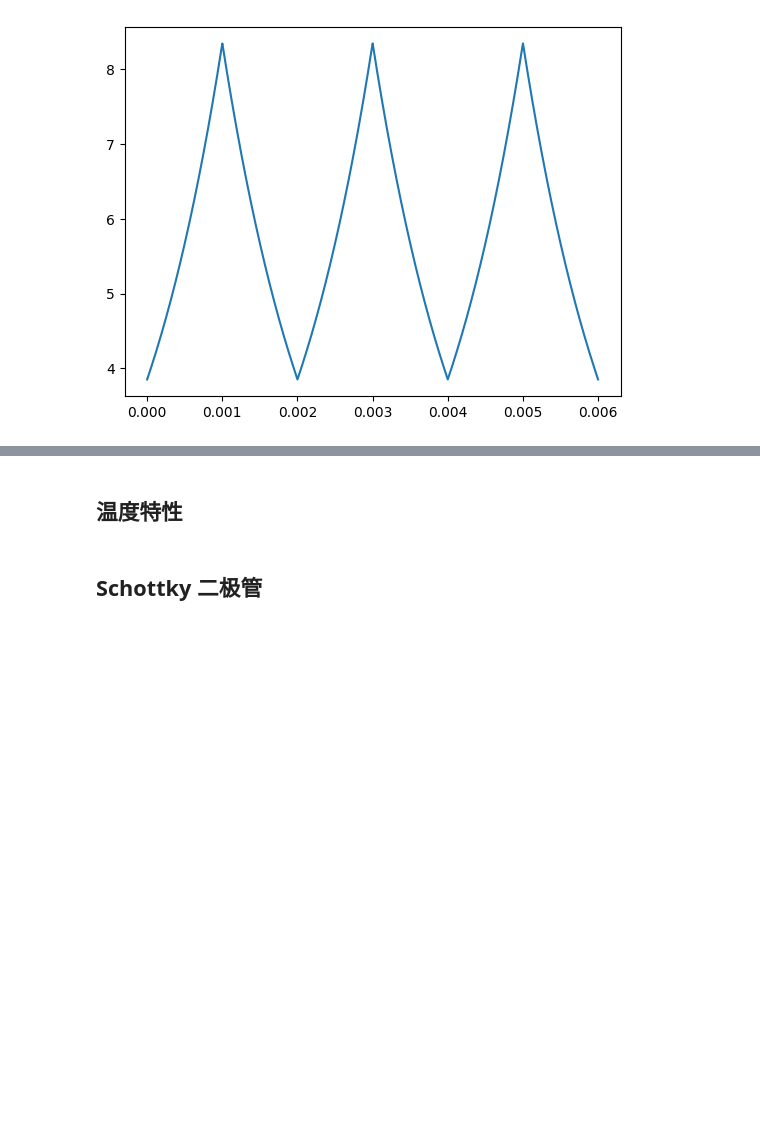
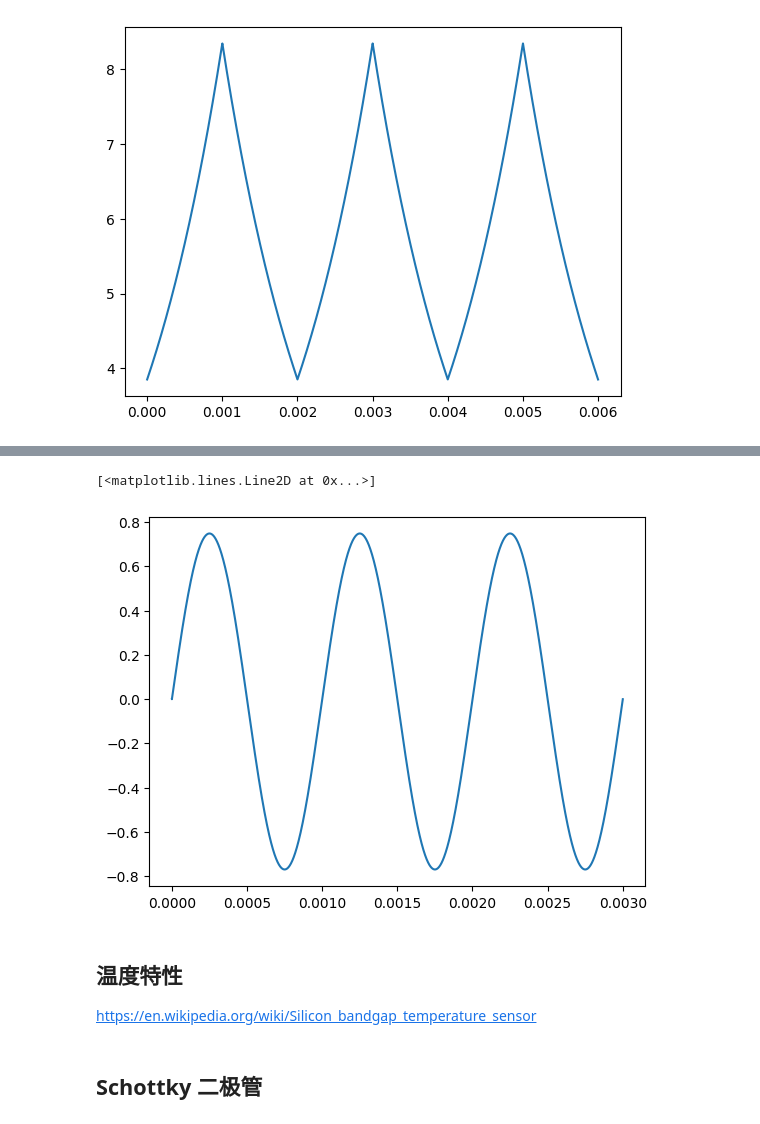
Before and after one commit to chenshuo/nuedc, a Jupyter notebook: docs/diode.ipynb, the cells around one changed output, grey strips where cells are left out. Cells and saved outputs as stored; diff of their text form; code cells hidden in the pictures; blank space fills up the shorter version.

```diff
--- a/docs/diode.ipynb
+++ b/docs/diode.ipynb
@@ -169,5 +207,21 @@ plt.plot(ng.vector('time'), -1e3*ng.vector('v#branch'))
+# %%
+ng.cmd('tran 1u 3m')
+t = ng.vector('time')
+Vin = ng.vector('vcc')
+Vd = ng.vector('d')
+Id = -1e3 * ng.vector('v#branch')
+fig, ax = plt.subplots()
+# plt.plot(t, Vin)
+plt.plot(t, 1e3*(Vd - 0.6848112))
+#ax2 = ax.twinx()
+#plt.plot(t, Vd, 'orange')
+# %% [output]
+[<matplotlib.lines.Line2D at 0x...>]
+[figure, added]
 # %% [markdown]
 ## 温度特性
+
+https://en.wikipedia.org/wiki/Silicon_bandgap_temperature_sensor
 # %% [markdown]
 ## Schottky 二极管
 # %% [markdown]
```
Also changed, not shown: parts of 19 cells of this notebook, 1 other file.
